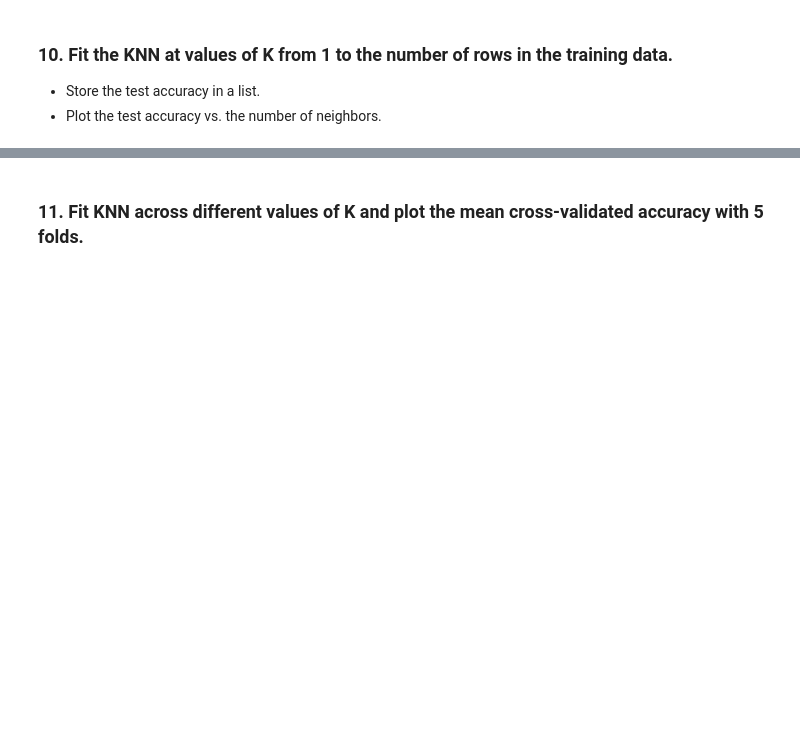
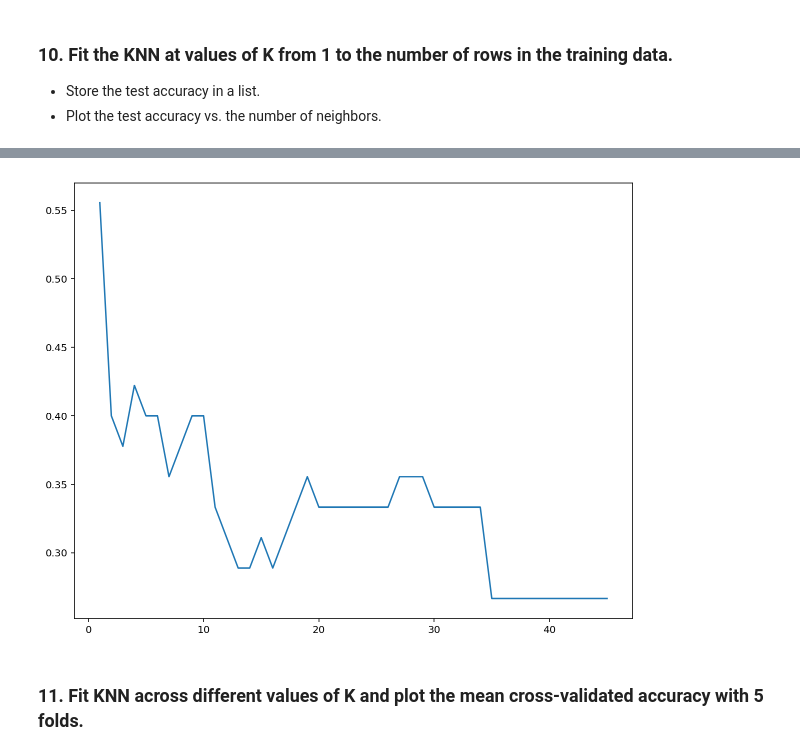
Before and after one commit to ishashah28/DS-SF-42, a Jupyter notebook: classes/06/notebooks/classification-knn_intro_to_classification-lab/classification-with-knn-NHL-lab.ipynb, the cells around one changed output, grey strips where cells are left out. Cells and saved outputs as stored; diff of their text form; code cells hidden in the pictures; blank space fills up the shorter version.

```diff
--- a/classes/06/notebooks/classification-knn_intro_to_classification-lab/classification-with-knn-NHL-lab.ipynb
+++ b/classes/06/notebooks/classification-knn_intro_to_classification-lab/classification-with-knn-NHL-lab.ipynb
@@ -143,3 +169,5 @@ X.head()
 from sklearn.neighbors import KNeighborsClassifier
 
 knn = KNeighborsClassifier(n_neighbors = 1)
+
+knn.fit(X,y)
@@ -155,0 +195,12 @@ knn = KNeighborsClassifier(n_neighbors = 1)
+# %%
+# A:
+from sklearn.model_selection import train_test_split
+
+X_train, X_test, y_train, y_test = train_test_split(X, y, test_size = 0.5)
+
+knn1 = KNeighborsClassifier(n_neighbors=1)
+knn1.fit(X_train, y_train)
+
+y_pred = knn1.predict(X_test)
+
+print(metrics.accuracy_score(y_test , y_pred))
@@ -159,0 +211,7 @@ knn = KNeighborsClassifier(n_neighbors = 1)
+# %%
+# A:
+knn2 = KNeighborsClassifier(n_neighbors=X_train.shape[0])
+knn2.fit(X_train,y_train)
+
+y_pred = knn2.predict(X_test)
+print(metrics.accuracy_score(y_test, y_pred))
@@ -165,0 +224,8 @@ knn = KNeighborsClassifier(n_neighbors = 1)
+# %%
+# A:
+test_acc = []
+for i in range(1, X_train.shape[0]+1):
+    knn = KNeighborsClassifier(n_neighbors=i)
+    knn.fit(X_train,y_train)
+    test_acc.append(knn.score(X_test,y_test))
+test_acc
@@ -166,3 +250,9 @@ knn = KNeighborsClassifier(n_neighbors = 1)
+# %%
+fig, ax = plt.subplots(figsize=(10,8))
+ax.plot(range(1,X_train.shape[0] + 1), test_acc)
+plt.show()
+# %% [output]
+[figure, added]
 # %% [markdown]
 ### 11. Fit KNN across different values of K and plot the mean cross-validated accuracy with 5 folds.
 # %%
```
Also changed, not shown: parts of 13 cells of this notebook.
